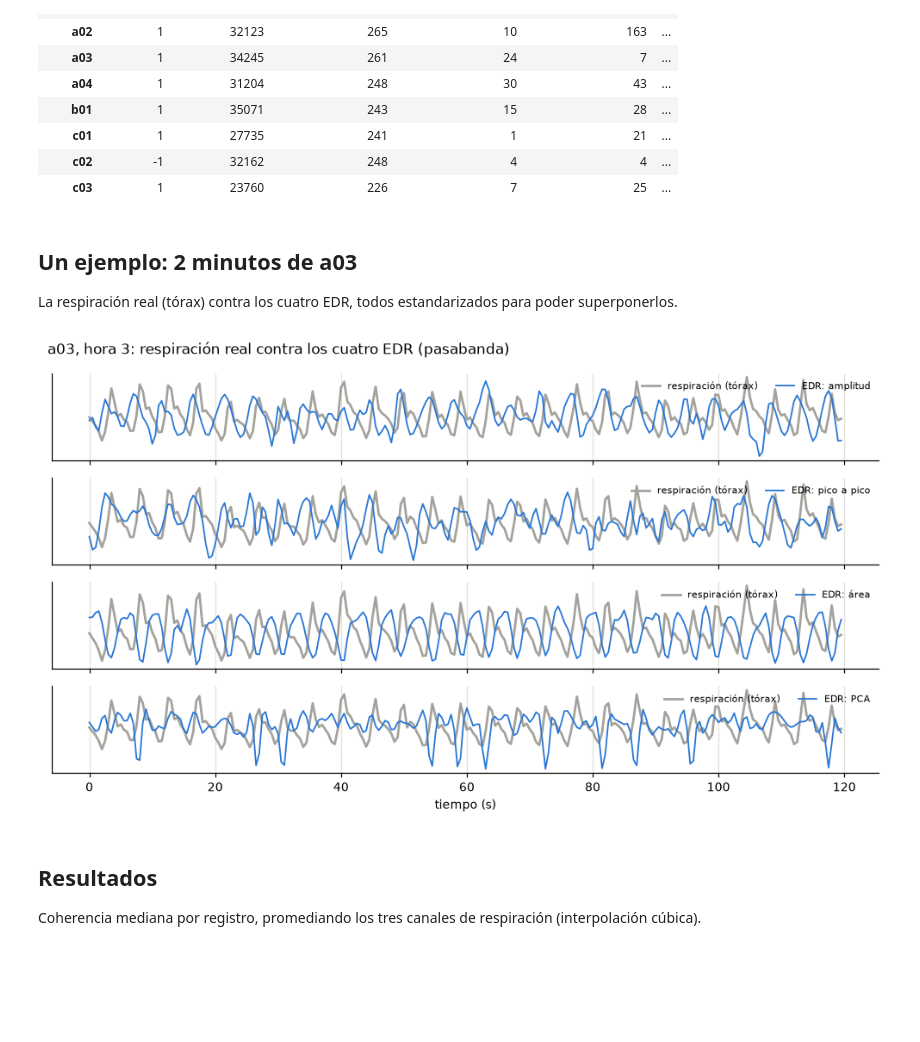
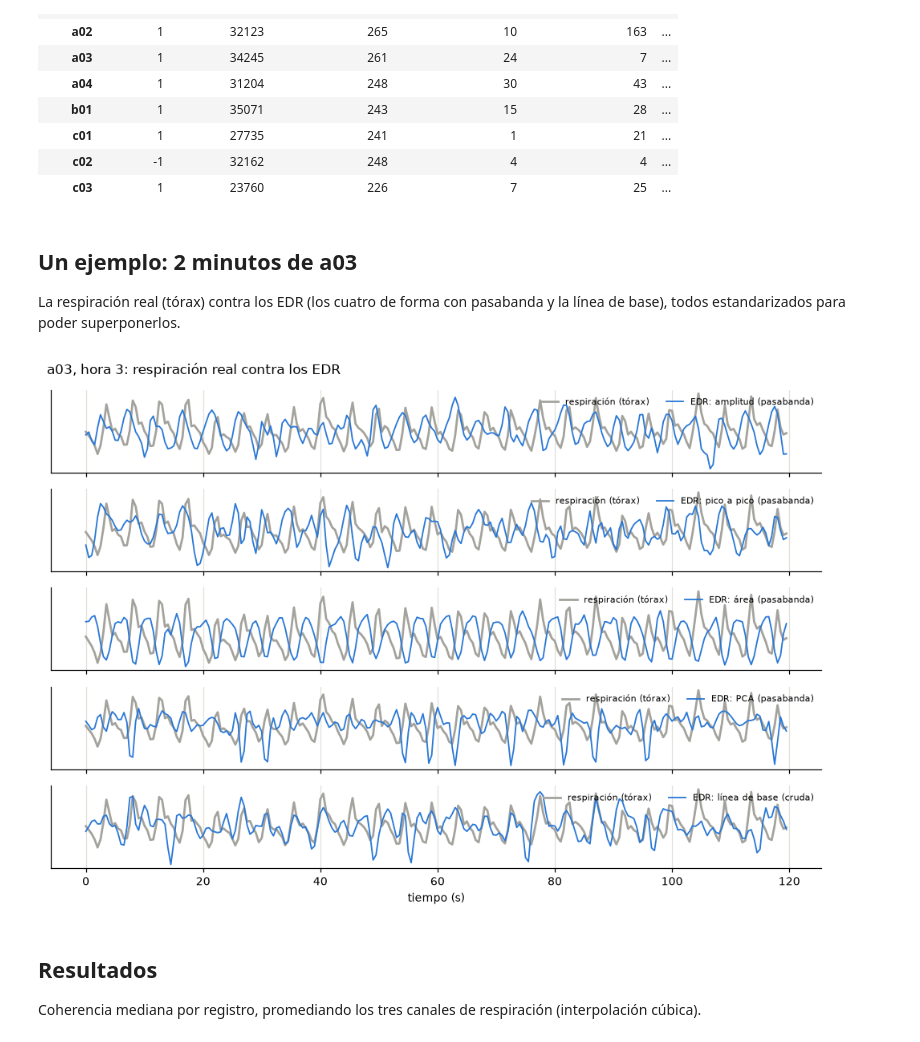
Before and after one commit to afrateitba/PSIB2026Q2-TPS-Grupo08-Frate-Tenca-Weizman, a Jupyter notebook: notebooks/02_E1_edr.ipynb, the cells around one changed output. Saved outputs shown, nothing was run; the diff lists cells and outputs as text; code cells hidden in the pictures; blank space fills up the shorter version.

```diff
--- a/notebooks/02_E1_edr.ipynb
+++ b/notebooks/02_E1_edr.ipynb
@@ -54,9 +58,13 @@ def edr_por_metodo(x, qrs, fs, baseline):
     t, valid = centers[ok] / fs, valid[ok]
     valores = {"amplitud": edr_amplitude(beats, sign), "pico a pico": edr_peak_to_peak(beats),
                "área": edr_area(beats, sign, fs), "PCA": edr_pca(beats)}
-    return sign, {m: edr_series(t, v, valid) for m, v in valores.items()}
+    series = {m: edr_series(t, v, valid) for m, v in valores.items()}
+    if baseline is not None:                         # señal cruda: también la deriva de línea de base
+        vb, okb = edr_baseline(x, centers, fs, baseline)
+        series["línea de base"] = edr_series(centers[okb] / fs, vb, rr_in_range(centers / fs)[okb])
+    return sign, series
 
-filas, info, series_pb, resps = [], [], {}, {}
+filas, info, series_var, resps = [], [], {}, {}
 for rec in RESP_RECORDS:
     ecg, fs = load_ecg(rec)
     qrs = load_qrs(rec)
@@ -80,10 +88,11 @@ for rec in RESP_RECORDS:
                     filas.append({"registro": rec, "pre": pre, "método": met, "interp": kind,
                                   "canal": c, "coherencia": np.nanmedian(w),
                                   "ventanas": len(w), "descartadas": int(np.isnan(w).sum())})
-                if kind == "cubic" and pre == "pasabanda":
-                    series_pb[(rec, met)] = (tu, vu)
+                if kind == "cubic":
+                    series_var[(rec, nombre((pre, met)))] = (tu, vu)
     resps[rec] = resp2
-ejemplos = {met: series_pb[("a03", met)] for met in METODOS}
+EJEMPLO = [nombre(("pasabanda", m)) for m in METODOS] + [nombre(("cruda", "línea de base"))]
+ejemplos = {v: series_var[("a03", v)] for v in EJEMPLO}
 ejemplo_resp = resps["a03"]
 
 res = pd.DataFrame(filas)
@@ -109,26 +118,26 @@ info
 # %% [markdown]
 ## Un ejemplo: 2 minutos de a03
 
-La respiración real (tórax) contra los cuatro EDR, todos estandarizados para poder superponerlos.
+La respiración real (tórax) contra los EDR (los cuatro de forma con pasabanda y la línea de base), todos estandarizados para poder superponerlos.
 # %%
 t0 = 3 * 3600                                    # hora 3 de la noche
-fig, axes = plt.subplots(4, 1, figsize=(9, 5.2), sharex=True)
+fig, axes = plt.subplots(len(EJEMPLO), 1, figsize=(9, 6.4), sharex=True)
 r = ejemplo_resp["Resp C"]
 tr = np.arange(len(r)) / FS_U
 m = (tr >= t0) & (tr < t0 + 120)
-z = lambda s: (s - s.mean()) / s.std()
-for ax, met in zip(axes, METODOS):
-    tu, vu = ejemplos[met]
+z = lambda s: (s - np.nanmean(s)) / np.nanstd(s)
+for ax, v in zip(axes, EJEMPLO):
+    tu, vu = ejemplos[v]
     me = (tu >= t0) & (tu < t0 + 120)
     ax.plot(tr[m] - t0, z(r[m]), color=GRIS, lw=1.8, label="respiración (tórax)")
-    ax.plot(tu[me] - t0, z(vu[me]), color=AZUL, lw=1.2, label=f"EDR: {met}")
+    ax.plot(tu[me] - t0, z(vu[me]), color=AZUL, lw=1.2, label=f"EDR: {v}")
     ax.legend(loc="upper right", fontsize=7, frameon=False, ncol=2)
     ax.set_yticks([])
 axes[-1].set_xlabel("tiempo (s)")
-fig.suptitle("a03, hora 3: respiración real contra los cuatro EDR (pasabanda)", x=0.01, ha="left")
+fig.suptitle("a03, hora 3: respiración real contra los EDR", x=0.01, ha="left")
 fig.tight_layout(); fig.savefig(FIG / "E1_ejemplo_a03.png")
 # %% [output]
-[figure, old version]
+[figure, new version]
 # %% [markdown]
 ## Resultados
 
```
Also changed, not shown: parts of 11 cells of this notebook, 4 other files.
